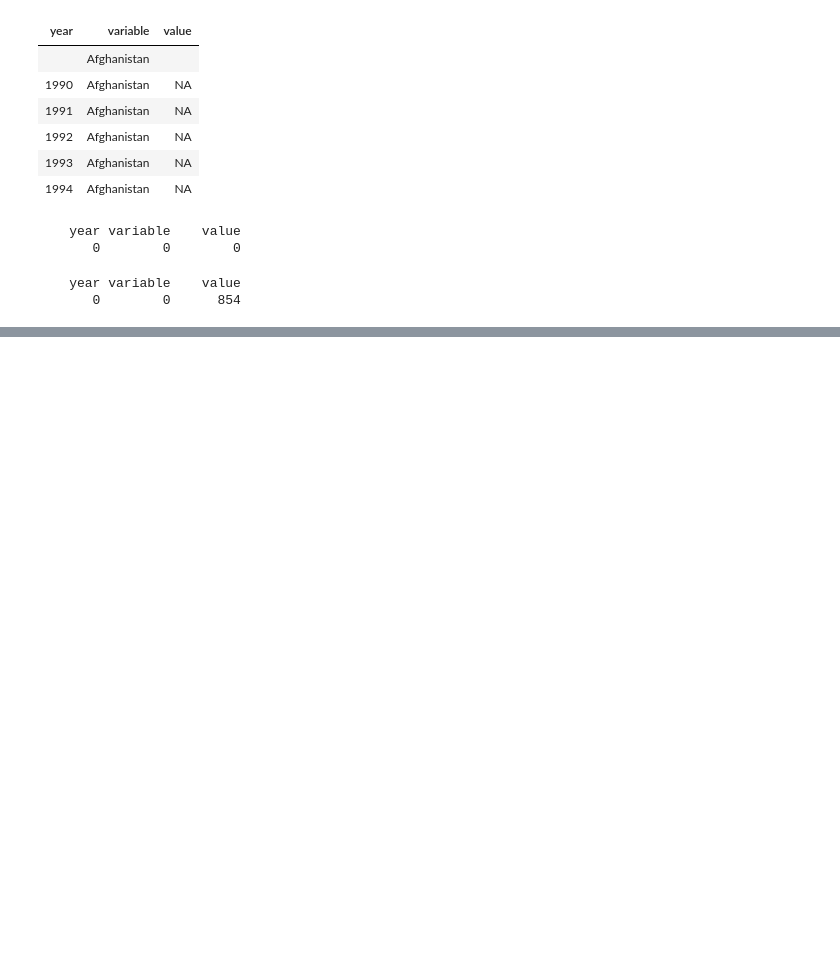
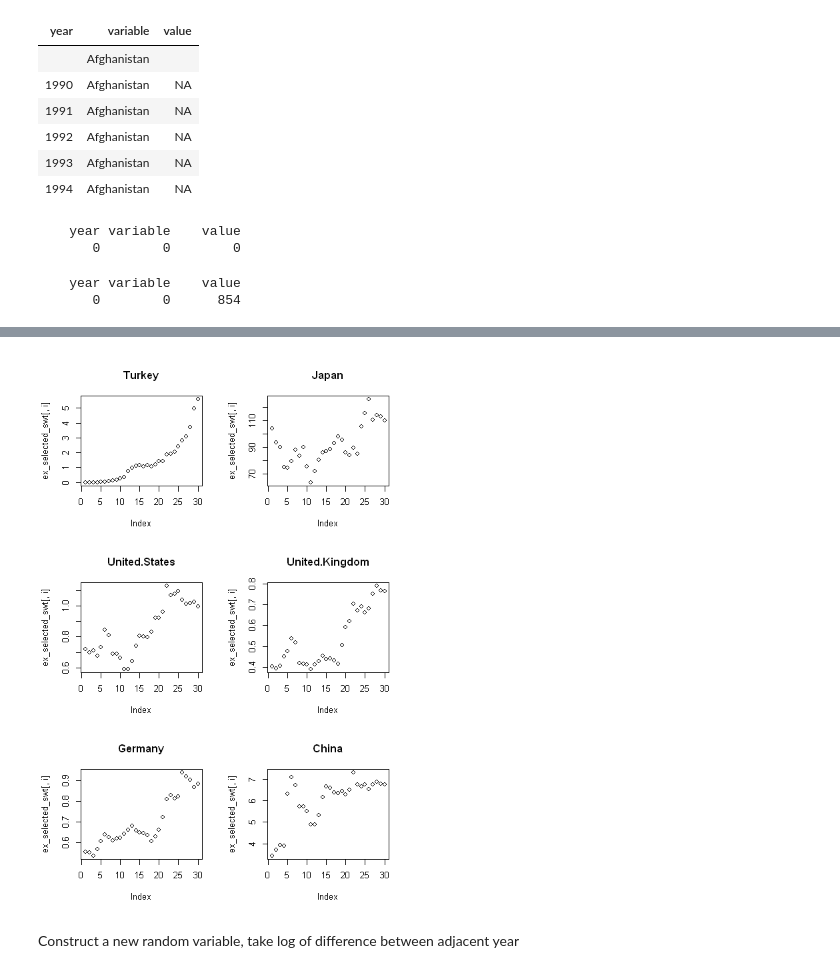
Before and after one commit to MediciHouse07/research_articles, a Jupyter notebook: Kaggle exchange rate analysis.ipynb, the cells around one changed output, grey strips where cells are left out. Saved outputs shown, nothing was run; the diff lists cells and outputs as text; code cells hidden in the pictures; blank space fills up the shorter version.

```diff
--- a/Kaggle exchange rate analysis.ipynb
+++ b/Kaggle exchange rate analysis.ipynb
@@ -132,0 +266,3 @@ It seems I "successfully" got lots of NAs now... Let me fix it tomorrow
+# %%
+ex_selected_num <- filter(ex_selected_num,year>1)
+head(ex_selected_num)
@@ -132,0 +277,3 @@ It seems I "successfully" got lots of NAs now... Let me fix it tomorrow
+# %%
+ex_selected_num$year <- ex_selected_num$year + 1988
+head(ex_selected_num)
@@ -132,0 +298,5 @@ It seems I "successfully" got lots of NAs now... Let me fix it tomorrow
+# %%
+for (i in c(2,3,4,5,7,8)){
+  ex_selected_num[,i]<- ex_selected_num[,i]/ex_selected_num[,6]
+}
+head(ex_selected_num)
@@ -132,0 +311,3 @@ It seems I "successfully" got lots of NAs now... Let me fix it tomorrow
+# %%
+ex_selected_swt <- ex_selected_num[,c(1,2,3,4,5,7,8)]
+head(ex_selected_swt)
@@ -132,0 +322,10 @@ It seems I "successfully" got lots of NAs now... Let me fix it tomorrow
+# %%
+par(mfcol=c(3,3))
+for (i in c(2:ncol(ex_selected_swt))){
+  plot(ex_selected_swt[,i],
+  main=dimnames(ex_selected_swt)[[2]][i])
+}
+# %% [output]
+[figure, added]
+# %% [markdown]
+Construct a new random variable, take log of difference between adjacent year
```
Also changed, not shown: parts of 37 cells of this notebook.
